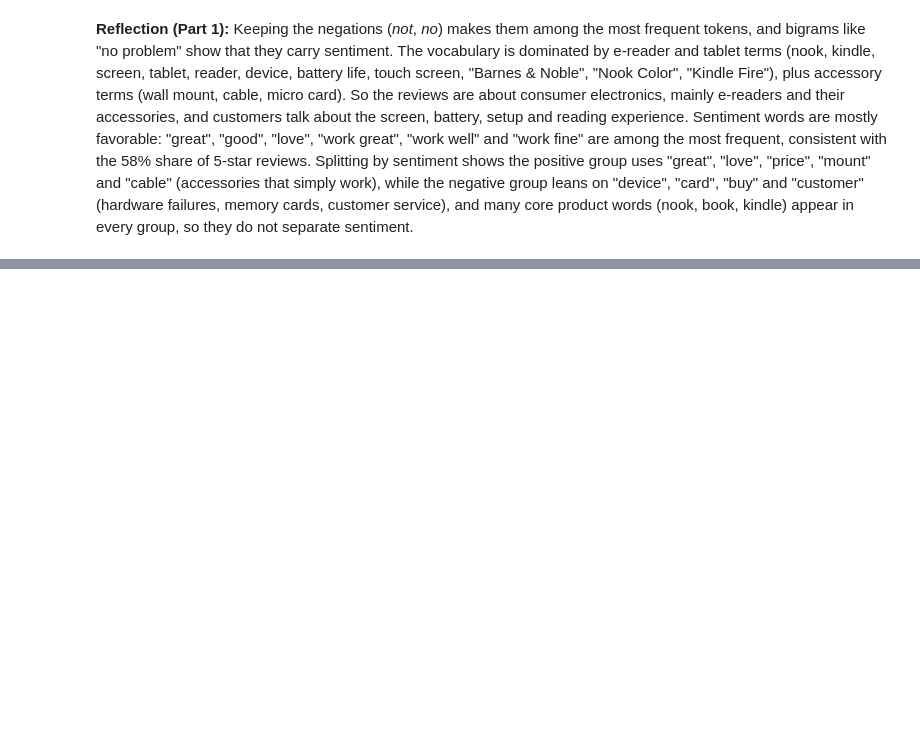
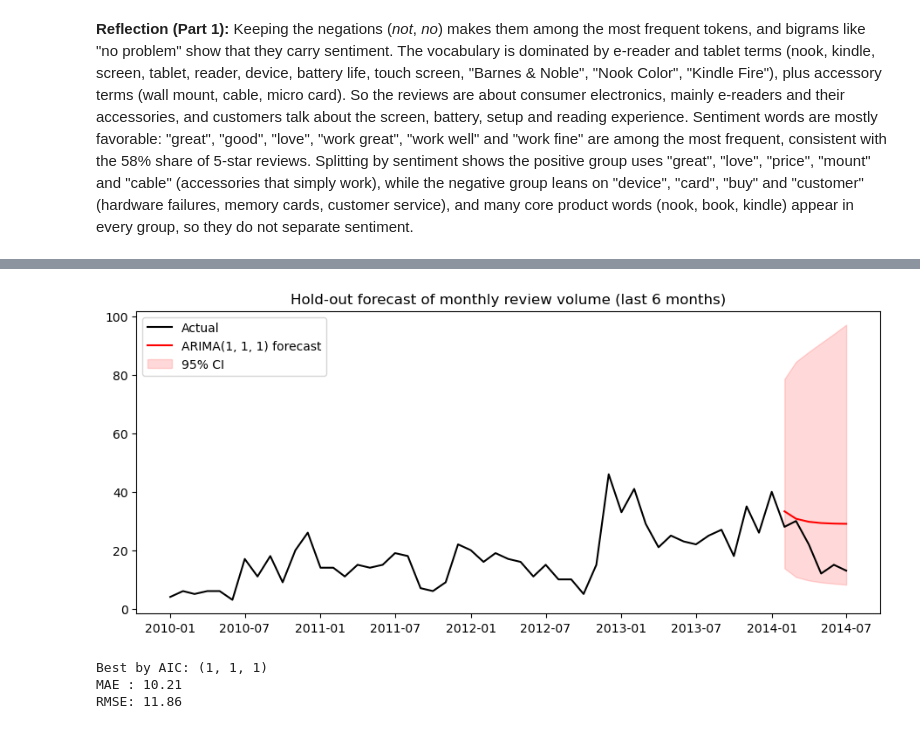
Before and after one commit to Gyrith/Amazon-reviews-NLP-Time-Series-Neural-Networks, a Jupyter notebook: C09_MO8.ipynb, the cells around one changed output, grey strips where cells are left out. Saved outputs shown, nothing was run; the diff lists cells and outputs as text; code cells hidden in the pictures; blank space fills up the shorter version.

```diff
--- a/C09_MO8.ipynb
+++ b/C09_MO8.ipynb
@@ -340,0 +444,23 @@ Keeping the negations (*not*, *no*) makes them among the most frequent tokens, a
+# %%
+# ARIMA model comparison
+from statsmodels.tsa.arima.model import ARIMA
+from sklearn.metrics import mean_absolute_error, mean_squared_error
+
+y = np.log1p(count_d)          # log to stabilise the growing variance of the count series
+h = 6
+train, test = y.iloc[:-h], y.iloc[-h:]
+
+rows = []
+for p in range(0, 3):
+    for q in range(0, 3):
+        for d in (0, 1):
+            try:
+                m = ARIMA(train, order=(p, d, q)).fit()
+                pred = np.expm1(m.forecast(h))
+                rows.append({'order': (p, d, q), 'AIC': m.aic, 'BIC': m.bic,
+                             'MAE': mean_absolute_error(np.expm1(test), pred),
+                             'RMSE': np.sqrt(mean_squared_error(np.expm1(test), pred))})
+            except Exception:
+                pass
+res = pd.DataFrame(rows).sort_values('AIC').reset_index(drop=True)
+res.head(8)
@@ -340,0 +477,21 @@ Keeping the negations (*not*, *no*) makes them among the most frequent tokens, a
+# %%
+# Best model, forecast and metrics
+best = res.iloc[0]['order']
+model = ARIMA(train, order=best).fit()
+fc = model.get_forecast(h)
+pred = np.expm1(fc.predicted_mean); ci = np.expm1(fc.conf_int())
+
+plt.figure(figsize=(11, 4.5))
+plt.plot(count_d, label='Actual', color='black')
+plt.plot(pred, label=f'ARIMA{best} forecast', color='red')
+plt.fill_between(ci.index, ci.iloc[:, 0], ci.iloc[:, 1], color='red', alpha=0.15, label='95% CI')
+plt.legend(); plt.title('Hold-out forecast of monthly review volume (last 6 months)'); plt.show()
+
+print("Best by AIC:", best)
+print("MAE :", round(mean_absolute_error(count_d.iloc[-h:], pred), 2))
+print("RMSE:", round(np.sqrt(mean_squared_error(count_d.iloc[-h:], pred)), 2))
+# %% [output]
+[figure, added]
+Best by AIC: (1, 1, 1)
+MAE : 10.21
+RMSE: 11.86
```
Also changed, not shown: parts of 17 cells of this notebook.
